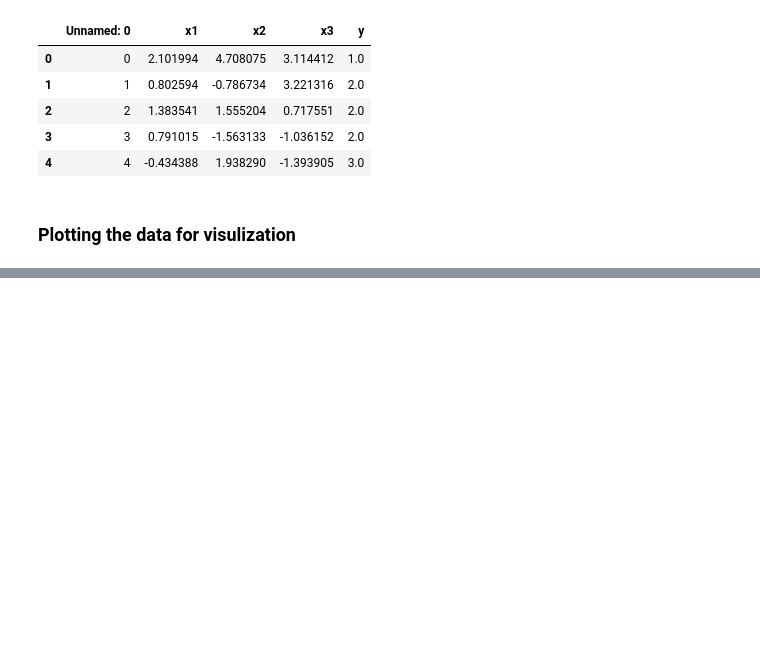
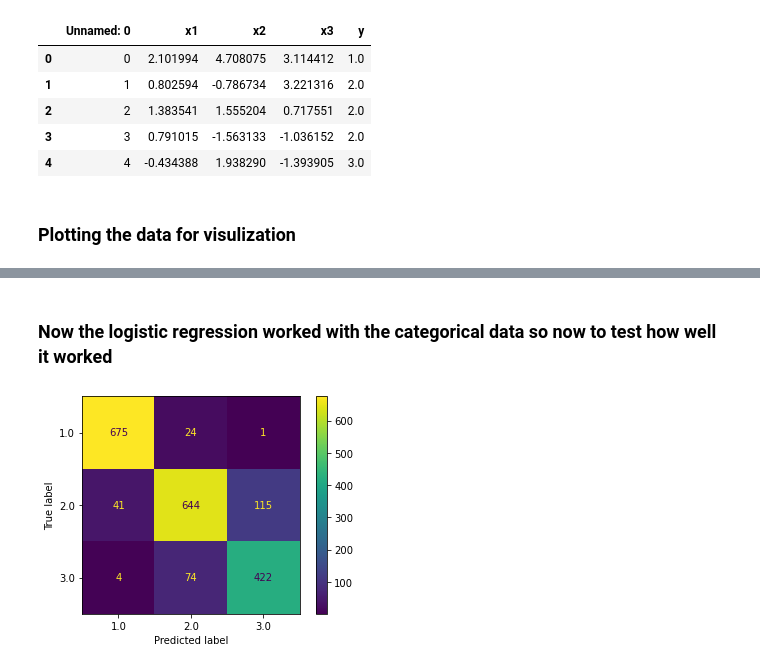
Before and after one commit to SmithTyler/APPLIED-DATA-SCIENCE, a Jupyter notebook: MIDTERM1/Midterm1_Programming.ipynb, the cells around one changed output, grey strips where cells are left out. Cells and saved outputs as stored; diff of their text form; code cells hidden in the pictures; blank space fills up the shorter version.

```diff
--- a/MIDTERM1/Midterm1_Programming.ipynb
+++ b/MIDTERM1/Midterm1_Programming.ipynb
@@ -49,0 +141,13 @@ sns.pairplot(data,vars = {'x1','x2','x3','y'})
+# %% [markdown]
+### Now the logistic regression worked with the categorical data so now to test how well it worked
+# %%
+#This is from sklearn to create a confusion matrix
+log_conf_matrix = sklearn.metrics.confusion_matrix(y,y_logreg,labels=log_reg.classes_)
+
+#Displaying the confusion matrix
+disp_logconf = sklearn.metrics.ConfusionMatrixDisplay(confusion_matrix=log_conf_matrix,
+                                                     display_labels=log_reg.classes_)
+disp_logconf.plot()
+plt.show()
+# %% [output]
+[figure, added]
```
Also changed, not shown: parts of 12 cells of this notebook.
